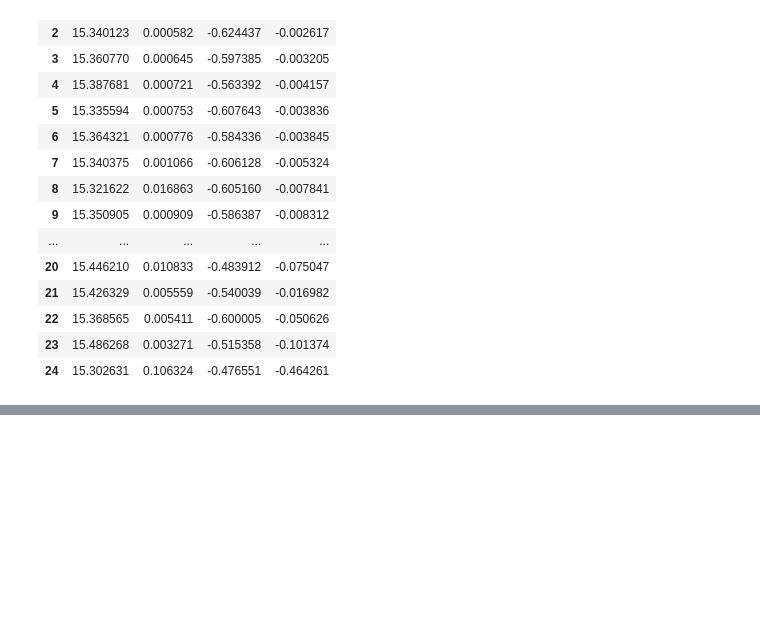
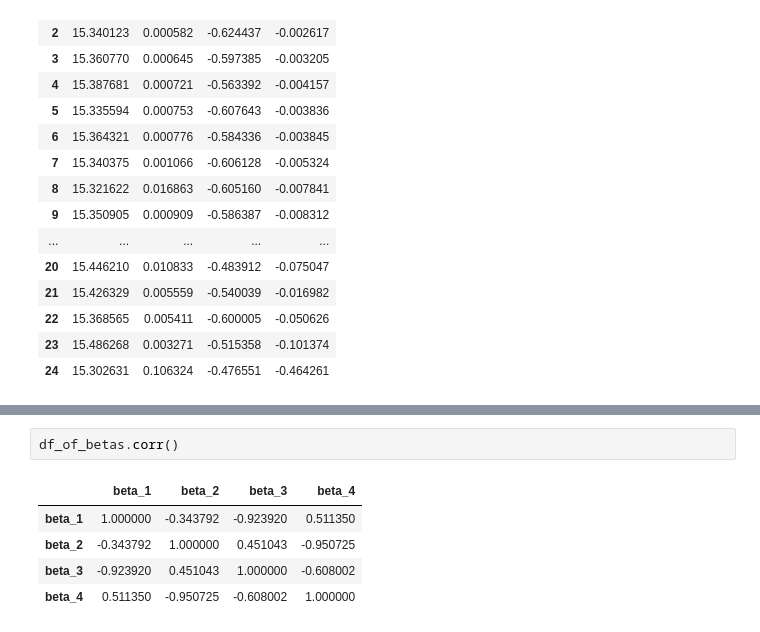
Before and after one commit to JMCG22/pm_cw, a Jupyter notebook: Data_combined_new_data_no_GFC.ipynb, the cells around one changed output, grey strips where cells are left out. Saved outputs shown, nothing was run; the diff lists cells and outputs as text; blank space fills up the shorter version.

```diff
--- a/Data_combined_new_data_no_GFC.ipynb
+++ b/Data_combined_new_data_no_GFC.ipynb
@@ -1163,0 +1164,8 @@ plt.show()
+# %%
+df_of_betas.corr()
+# %% [output]
+|  | beta_1 | beta_2 | beta_3 | beta_4 |
+| beta_1 | 1.000000 | -0.343792 | -0.923920 | 0.511350 |
+| beta_2 | -0.343792 | 1.000000 | 0.451043 | -0.950725 |
+| beta_3 | -0.923920 | 0.451043 | 1.000000 | -0.608002 |
+| beta_4 | 0.511350 | -0.950725 | -0.608002 | 1.000000 |
```
Also changed, not shown: parts of 4 cells of this notebook.
